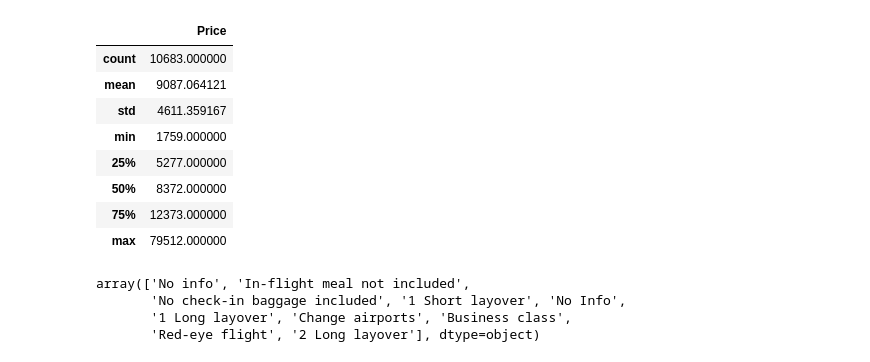
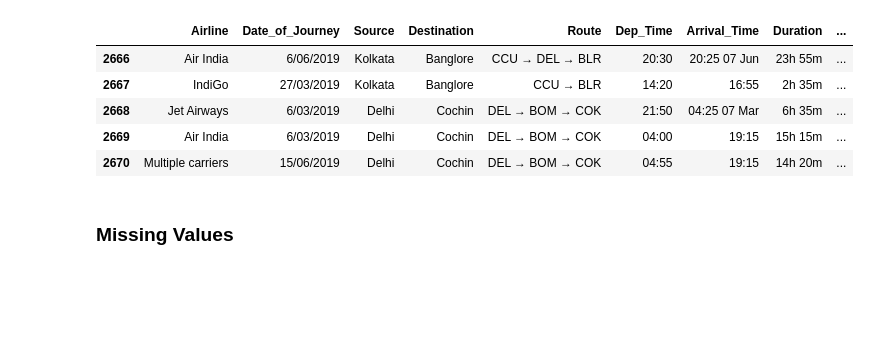
Before and after one commit to Ankan54/flight-price-prediction, a Jupyter notebook: Untitled.ipynb, the cells around one changed output. Cells and saved outputs as stored; diff of their text form; code cells hidden in the pictures; blank space fills up the shorter version.

```diff
--- a/Untitled.ipynb
+++ b/Untitled.ipynb
@@ -14,0 +7,2 @@ df = pd.read_excel('Data_Train.xlsx')
+# %%
+train_df=  pd.read_excel('Data_Train.xlsx')
@@ -14,0 +30,2 @@ df = pd.read_excel('Data_Train.xlsx')
+# %%
+test_df = pd.read_excel('Test_set.xlsx')
@@ -14,0 +54,3 @@ df = pd.read_excel('Data_Train.xlsx')
+# %%
+df= train_df.append(test_df)
+df.info()
@@ -22,24 +83,16 @@ df.head()
 | 3 | IndiGo | 12/05/2019 | Kolkata | Banglore | CCU → NAG → BLR | 18:05 | 23:30 | 5h 25m | ... |
 | 4 | IndiGo | 01/03/2019 | Banglore | New Delhi | BLR → NAG → DEL | 16:50 | 21:35 | 4h 45m | ... |
 # %%
-df.describe()
+df.tail()
 # %% [output]
-|  | Price |
-| count | 10683.000000 |
-| mean | 9087.064121 |
-| std | 4611.359167 |
-| min | 1759.000000 |
-| 25% | 5277.000000 |
-| 50% | 8372.000000 |
-| 75% | 12373.000000 |
-| max | 79512.000000 |
+|  | Airline | Date_of_Journey | Source | Destination | Route | Dep_Time | Arrival_Time | Duration | ... |
+| 2666 | Air India | 6/06/2019 | Kolkata | Banglore | CCU → DEL → BLR | 20:30 | 20:25 07 Jun | 23h 55m | ... |
+| 2667 | IndiGo | 27/03/2019 | Kolkata | Banglore | CCU → BLR | 14:20 | 16:55 | 2h 35m | ... |
+| 2668 | Jet Airways | 6/03/2019 | Delhi | Cochin | DEL → BOM → COK | 21:50 | 04:25 07 Mar | 6h 35m | ... |
+| 2669 | Air India | 6/03/2019 | Delhi | Cochin | DEL → BOM → COK | 04:00 | 19:15 | 15h 15m | ... |
+| 2670 | Multiple carriers | 15/06/2019 | Delhi | Cochin | DEL → BOM → COK | 04:55 | 19:15 | 14h 20m | ... |
-# %%
-df['Additional_Info'].unique()
-# %% [output]
-array(['No info', 'In-flight meal not included',
-       'No check-in baggage included', '1 Short layover', 'No Info',
-       '1 Long layover', 'Change airports', 'Business class',
-       'Red-eye flight', '2 Long layover'], dtype=object)
+# %% [markdown]
+### Missing Values
 # %%
 df.isnull().sum()
 # %% [output]
```
Also changed, not shown: parts of 160 cells of this notebook.
